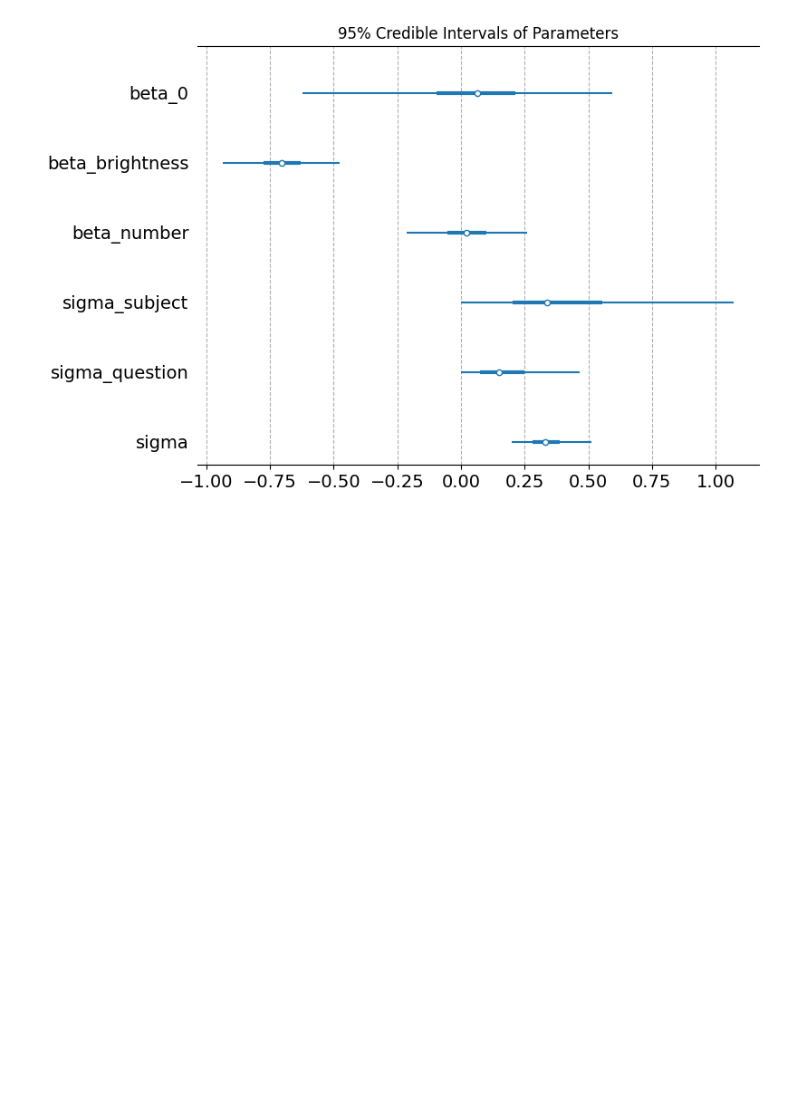
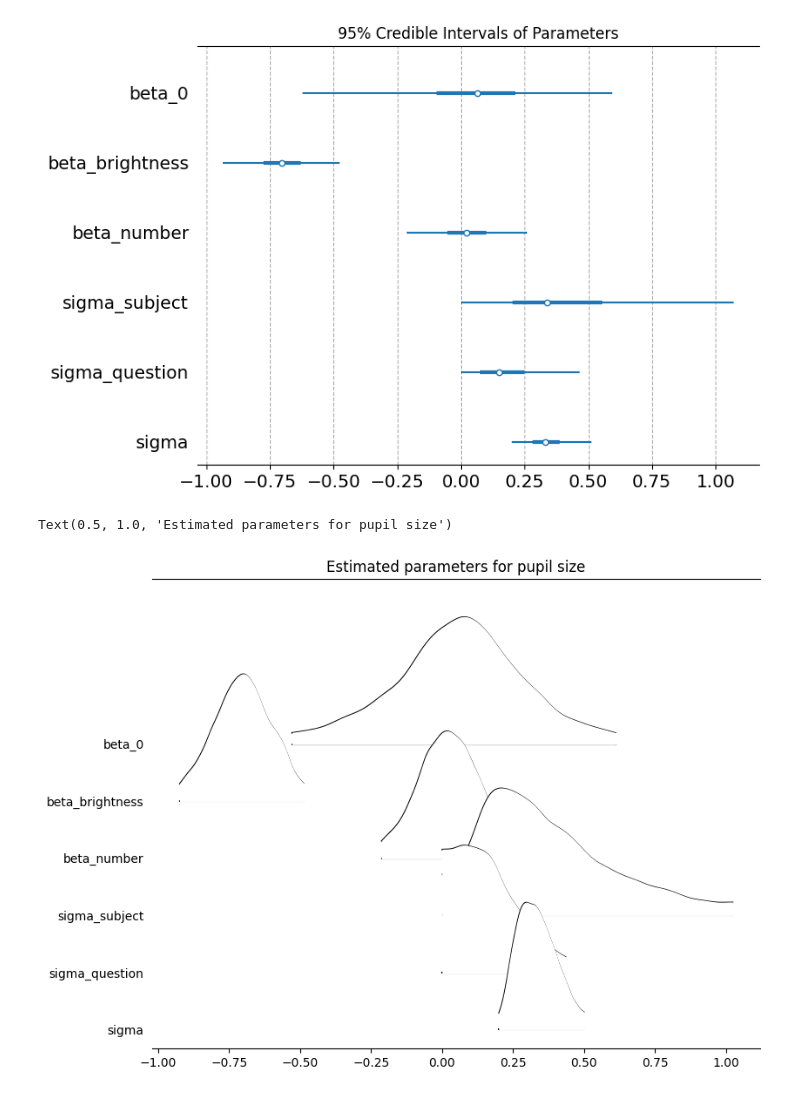
Before and after one commit to shun999/je, a Jupyter notebook: 20251230/MixedModel.ipynb, the cells around one changed output. Saved outputs shown, nothing was run; the diff lists cells and outputs as text; code cells hidden in the pictures; blank space fills up the shorter version.

```diff
--- a/20251230/MixedModel.ipynb
+++ b/20251230/MixedModel.ipynb
@@ -369,3 +369,15 @@ plt.grid(True, axis='x', linestyle='--')
 plt.show()
 # %% [output]
 [figure]
+# %%
+axes = az.plot_forest(trace,
+                           kind='ridgeplot',
+                           var_names=var_names,
+                           combined=True,
+                           ridgeplot_overlap=3,
+                           colors='white',
+                           figsize=(9, 7))
+axes[0].set_title('Estimated parameters for pupil size')
+# %% [output]
+Text(0.5, 1.0, 'Estimated parameters for pupil size')
+[figure, added]
```
Also changed, not shown: parts of 8 cells of this notebook.
